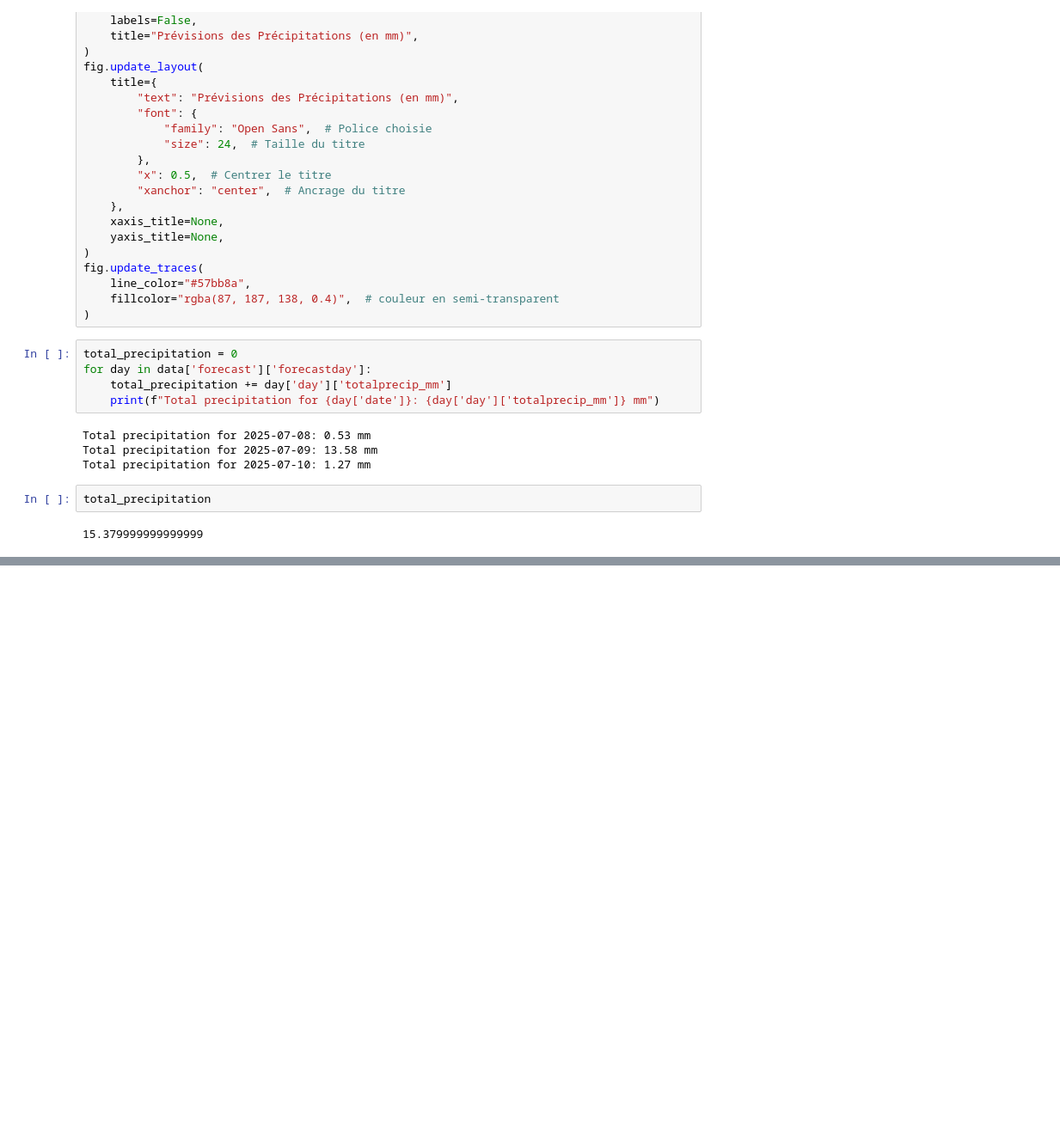
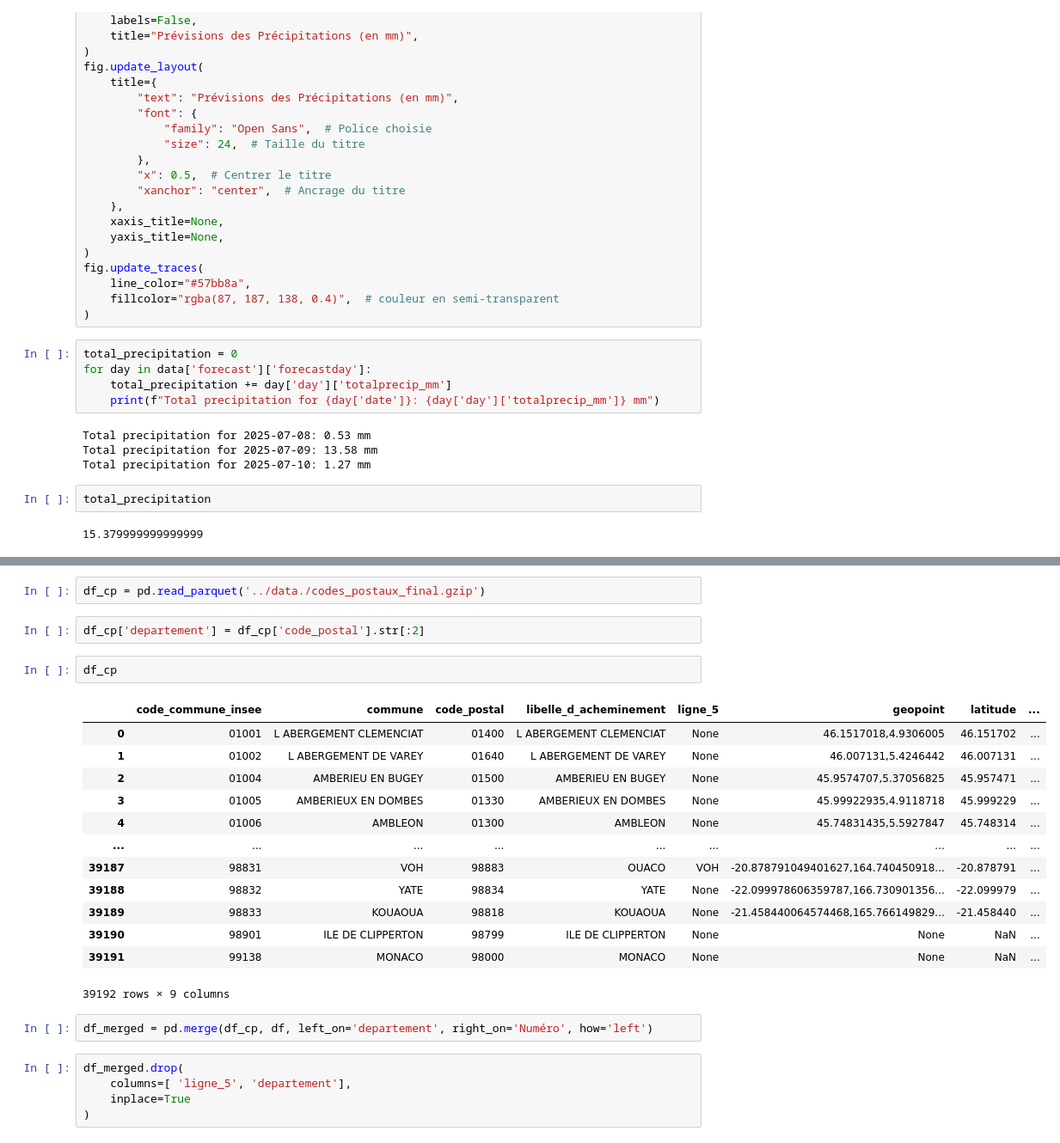
Before and after one commit to Jean-Patrick-Alcolea/Projet-3, a Jupyter notebook: notebooks/test_api.ipynb, the cells around one changed output, grey strips where cells are left out. Shown at 86% size. Cells and saved outputs as stored; diff of their text form; blank space fills up the shorter version.

```diff
--- a/notebooks/test_api.ipynb
+++ b/notebooks/test_api.ipynb
@@ -158,0 +230,27 @@ total_precipitation
+# %%
+df_cp = pd.read_parquet('../data./codes_postaux_final.gzip')
+# %%
+df_cp['departement'] = df_cp['code_postal'].str[:2]
+# %%
+df_cp
+# %% [output]
+|  | code_commune_insee | commune | code_postal | libelle_d_acheminement | ligne_5 | geopoint | latitude | ... |
+| 0 | 01001 | L ABERGEMENT CLEMENCIAT | 01400 | L ABERGEMENT CLEMENCIAT | None | 46.1517018,4.9306005 | 46.151702 | ... |
+| 1 | 01002 | L ABERGEMENT DE VAREY | 01640 | L ABERGEMENT DE VAREY | None | 46.007131,5.4246442 | 46.007131 | ... |
+| 2 | 01004 | AMBERIEU EN BUGEY | 01500 | AMBERIEU EN BUGEY | None | 45.9574707,5.37056825 | 45.957471 | ... |
+| 3 | 01005 | AMBERIEUX EN DOMBES | 01330 | AMBERIEUX EN DOMBES | None | 45.99922935,4.9118718 | 45.999229 | ... |
+| 4 | 01006 | AMBLEON | 01300 | AMBLEON | None | 45.74831435,5.5927847 | 45.748314 | ... |
+| ... | ... | ... | ... | ... | ... | ... | ... | ... |
+| 39187 | 98831 | VOH | 98883 | OUACO | VOH | -20.878791049401627,164.740450918... | -20.878791 | ... |
+| 39188 | 98832 | YATE | 98834 | YATE | None | -22.099978606359787,166.730901356... | -22.099979 | ... |
+| 39189 | 98833 | KOUAOUA | 98818 | KOUAOUA | None | -21.458440064574468,165.766149829... | -21.458440 | ... |
+| 39190 | 98901 | ILE DE CLIPPERTON | 98799 | ILE DE CLIPPERTON | None | None | NaN | ... |
+| 39191 | 99138 | MONACO | 98000 | MONACO | None | None | NaN | ... |
+39192 rows × 9 columns
+# %%
+df_merged = pd.merge(df_cp, df, left_on='departement', right_on='Numéro', how='left')
+# %%
+df_merged.drop(
+    columns=[ 'ligne_5', 'departement'],
+    inplace=True
+)
```
Also changed, not shown: parts of 11 cells of this notebook, 1 other file.
